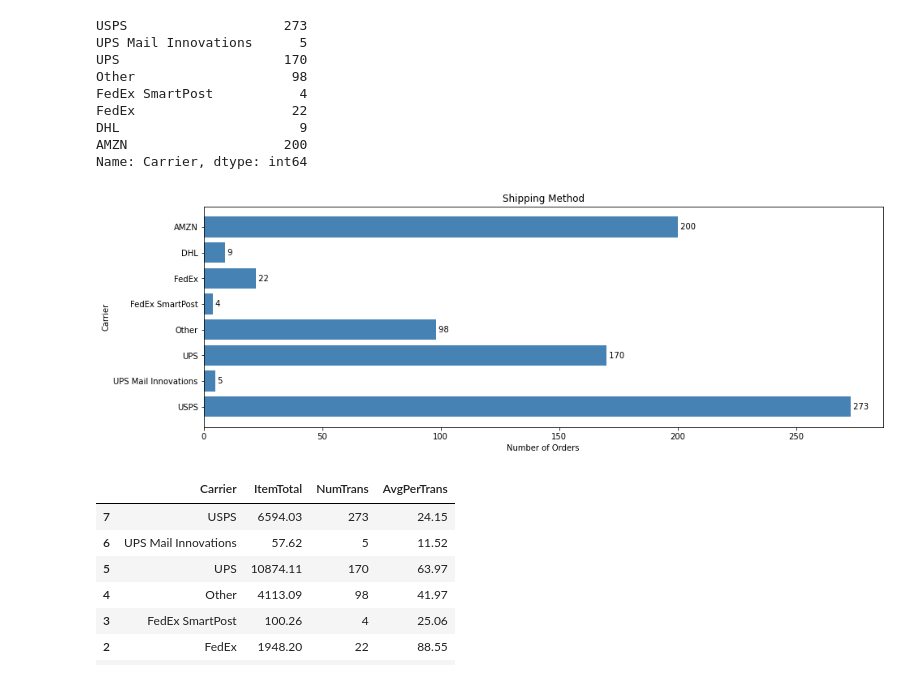
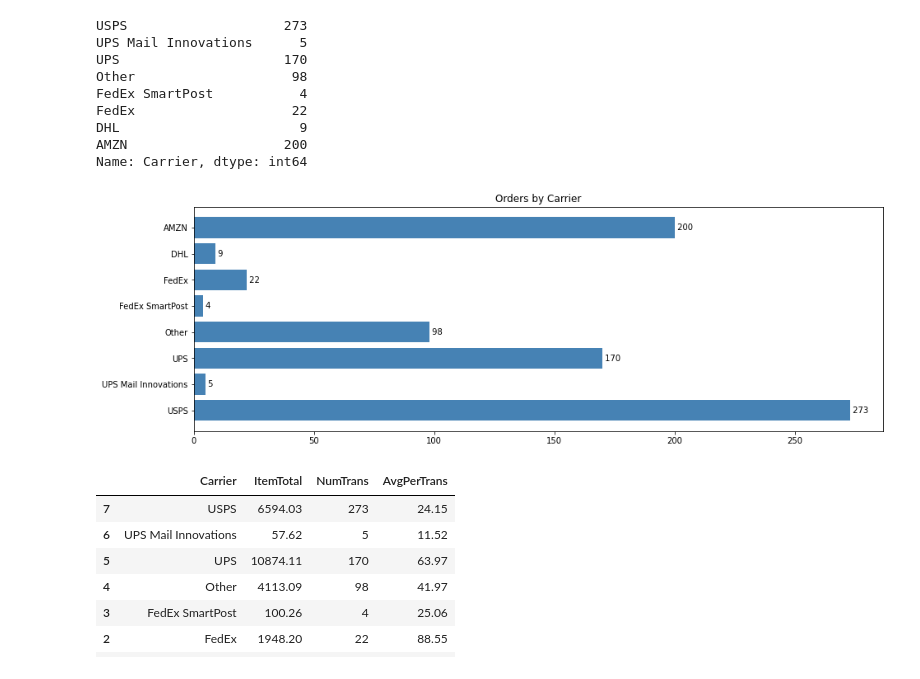
Before and after one commit to AmitSamra/AmazonOrderHistoryAirflow, a Jupyter notebook: AmazonOrderHistoryAirflow_output.ipynb, the cells around one changed output. Drawn from its saved outputs; the diff is of its cells as text; code cells hidden in the pictures.

```diff
--- a/AmazonOrderHistoryAirflow_output.ipynb
+++ b/AmazonOrderHistoryAirflow_output.ipynb
@@ -444,18 +454,15 @@ Name: ItemTotal, dtype: float64
 # %%
 # Plot purchases by category
 
-fig,ax = plt.subplots(figsize = (15,5))
+fig,ax = plt.subplots(figsize = (20,7))
 ax.barh(df_CategoryTotal.index, df_CategoryTotal.values, color = 'steelblue')
 ax.set_title('Purchases by Category')
 
 # x-axis
-ax.set_xlabel('$ Amount')
+plt.xticks([x for x in range(0, round(max(df_CategoryTotal.values)), 1000)])
 ax.xaxis.set_major_formatter(
-    ticker.FuncFormatter(lambda x,p: format(int(x), ','))
+    ticker.FuncFormatter(lambda x,p: '$ '+format(int(x), ','))
 )
-
-# y-axis
-ax.set_ylabel('Category')
 
 # labels
 for i,j in zip(df_CategoryTotal.index, df_CategoryTotal.values):
@@ -492,19 +499,21 @@ df_CategoryShare
 # %%
 # Plot purchases by category share
 
-fig,ax = plt.subplots(figsize = (15,5))
+fig,ax = plt.subplots(figsize = (20,7))
 ax.barh(df_CategoryShare['Category'],df_CategoryShare['Share'], color = 'steelblue')
 ax.set_title('Purchases by Category Share')
 
 # x-axis
-ax.set_xlabel('Percent')
+ax.xaxis.set_major_formatter(
+    ticker.FuncFormatter(lambda x,p: format(int(x))+ ' %')
+)
 
 # y-axis
 ax.set_ylabel('Category')
 
 # labels
 for i,j in zip(df_CategoryShare.Category, df_CategoryShare.Share):
-    ax.annotate(' '+format(int(j), ',')+' %', xy=(j,i), va='center', ha='left')
+    ax.annotate(' '+format(round(j, 1))+' %', xy=(j,i), va='center', ha='left')
 
 plt.show()
 #ax.figure.savefig('./img/PurchasesByCategoryShare.png', bbox_inches='tight', dpi=150)
@@ -535,18 +544,16 @@ ax.bar(df_DayPur['OrderDayName'],df_DayPur['ItemTotal'], color = 'steelblue', wi
 ax.set_title('Purchases by Day')
 
 # x-axis
-ax.set_xlabel('Day')
 plt.xticks(rotation = 0)
 
 # y-axis
-ax.set_ylabel('$ Amount')
 ax.yaxis.set_major_formatter(
-    ticker.FuncFormatter(lambda y,p: format(int(y), ','))
+    ticker.FuncFormatter(lambda y,p: '$ '+format(int(y), ','))
 )
 
 # labels
 for i,j in zip(df_DayPur['OrderDayName'], df_DayPur['ItemTotal']):
-    ax.annotate(format(int(j), ','), xy=(i,j), va='bottom', ha='center')
+    ax.annotate('$ '+format(int(j), ','), xy=(i,j), va='bottom', ha='center')
 
 plt.show()
 #ax.figure.savefig('./img/PurchasesByDay.png', bbox_inches='tight', dpi=150)
@@ -641,21 +648,19 @@ df_YearAvgTrans
 
 fig, ax = plt.subplots(figsize = (15,5))
 ax.bar(df_YearAvgTrans['OrderYear'],df_YearAvgTrans['AvgPerTrans'], color = 'steelblue')
-ax.set_title('Average per Transaction per Year')
+ax.set_title('Average per Transaction by Year')
 
 # x-axis
-ax.set_xlabel('Year')
 plt.xticks([x for x in df_YearAvgTrans['OrderYear']], rotation = 0)
 
 # y-axis
-ax.set_ylabel('$ Amount')
 ax.yaxis.set_major_formatter(
-    ticker.FuncFormatter(lambda y,p: format(int(y), ','))
+    ticker.FuncFormatter(lambda y,p: '$ '+format(int(y), ','))
 )
 
 # labels
 for i,j in zip(df_YearAvgTrans['OrderYear'], df_YearAvgTrans['AvgPerTrans']):
-    ax.annotate(format(int(j), ','), xy=(i,j), va='bottom', ha='center')
+    ax.annotate(' $ '+format(int(j), ','), xy=(i,j), va='bottom', ha='center')
 
 plt.show()
 #ax.figure.savefig('./img/AveragePerTransPerYear.png', bbox_inches='tight', dpi=150)
@@ -681,24 +686,18 @@ Name: Carrier, dtype: int64
 # %%
 # Plot of shipping method
 
 fig,ax = plt.subplots(figsize = (15, 5))
 ax.barh(CarrierVC.index, CarrierVC.values, color = 'steelblue')
-ax.set_title('Shipping Method')
-
-# x-axis
-ax.set_xlabel('Number of Orders')
-
-# y-axis
-ax.set_ylabel('Carrier')
+ax.set_title('Orders by Carrier')
 
 # labels
 for i,j in zip(CarrierVC.index, CarrierVC.values):
     ax.annotate(' '+format(int(j), ','), xy=(j,i), va='center', ha='left')
 
 plt.show()
 #ax.figure.savefig('./img/ShippingMethod.png', bbox_inches='tight', dpi=150)
 # %% [output]
-[figure, old version]
+[figure, new version]
 # %%
 # Shipping method and avg transaction cost
 
```
Also changed, not shown: parts of 20 cells of this notebook.
